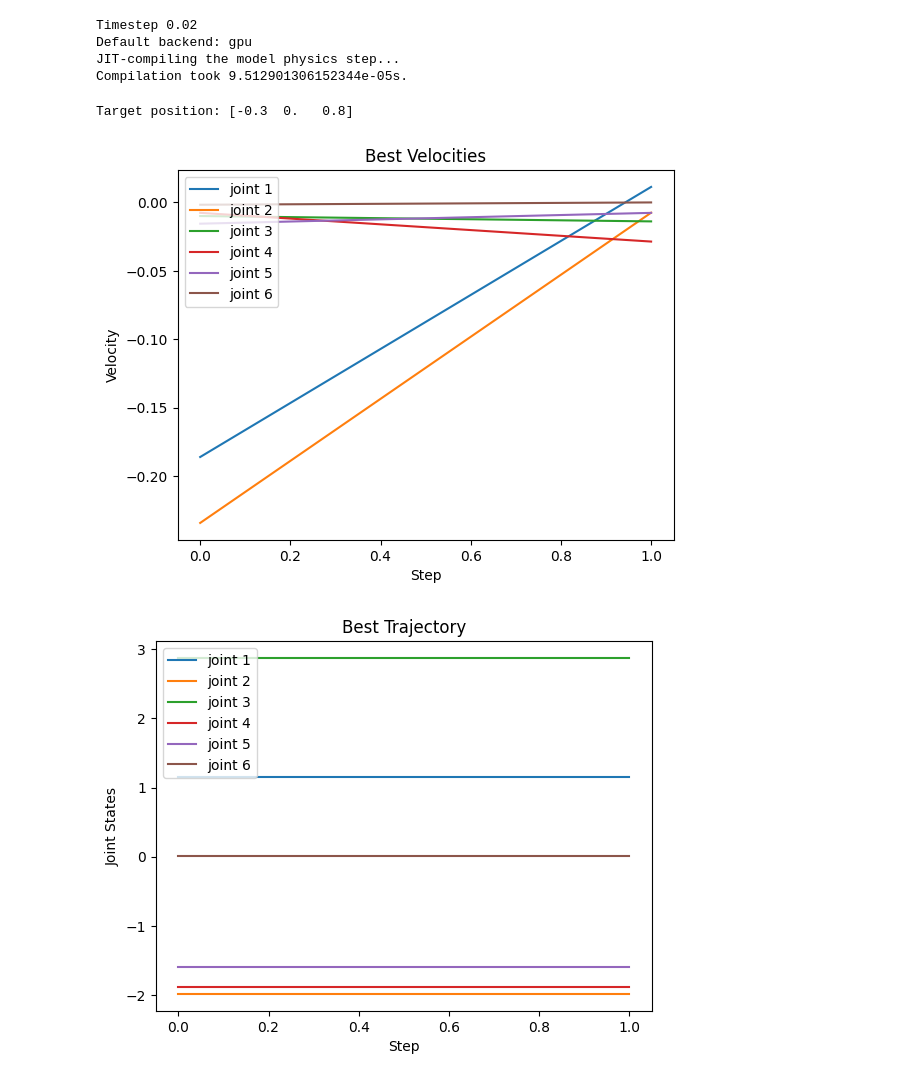
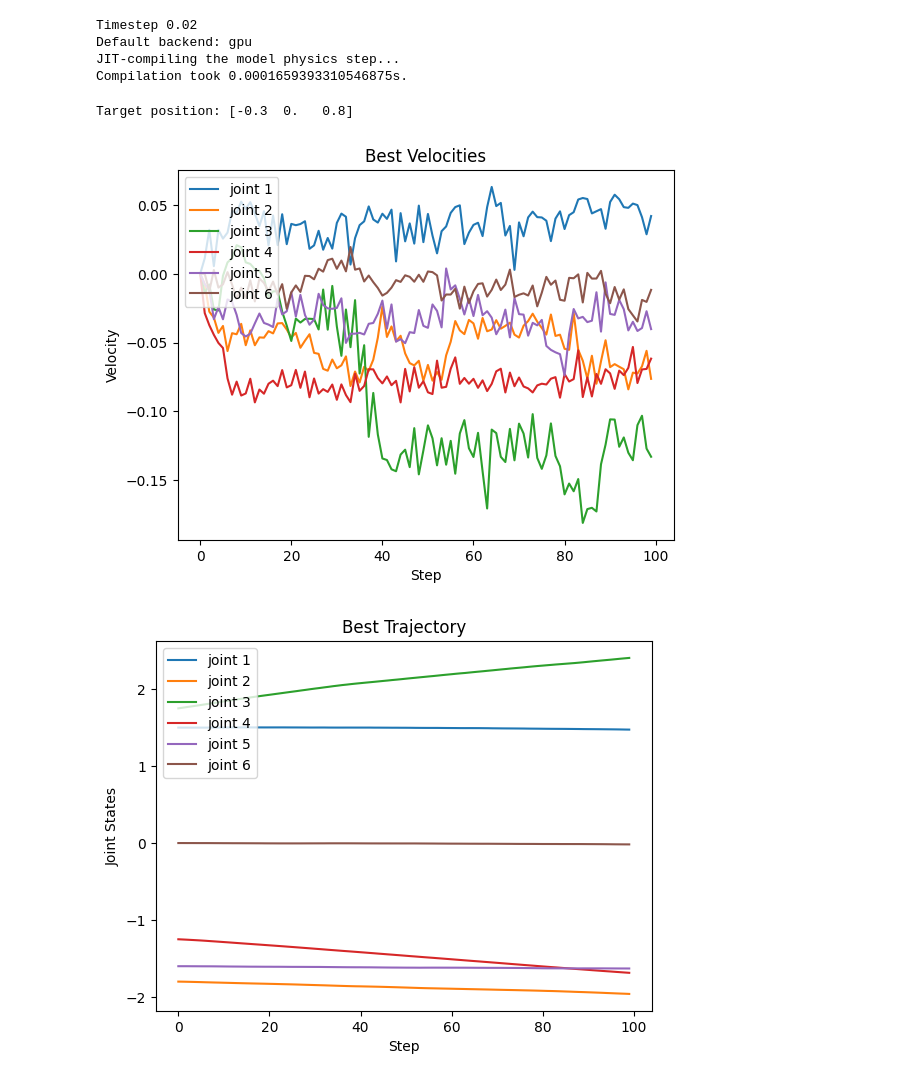
Before and after one commit to patsyuk03/thesis_2025, a Jupyter notebook: mjx_planner_v2/mpc_planning.ipynb, the cells around one changed output. Saved outputs shown, nothing was run; the diff lists cells and outputs as text; code cells hidden in the pictures.

```diff
--- a/mjx_planner_v2/mpc_planning.ipynb
+++ b/mjx_planner_v2/mpc_planning.ipynb
@@ -9,18 +9,18 @@ import jax
 import os
 from mujoco import viewer
 import matplotlib.pyplot as plt
+
+num_dof = 6
+num_batch = 100
+mpc_steps = 100
+
+cem =  cem_planner(num_dof, num_batch)
+# %% [output]
+Timestep 0.02
+Default backend: gpu
+JIT-compiling the model physics step...
+Compilation took 0.0001659393310546875s.
+Target position: [-0.3  0.   0.8]
-# %%
-num_dof = 6
-num_batch = 100
-mpc_steps = 100
-
-cem =  cem_planner(num_dof, num_batch)
-# %% [output]
-Timestep 0.02
-Default backend: gpu
-JIT-compiling the model physics step...
-Compilation took 9.512901306152344e-05s.
-Target position: [-0.3  0.   0.8]
 # %%
 pos = list()
 vel = list()
@@ -52,30 +55,0 @@ for step in range(mpc_steps-1):
-# %%
-pos = list()
-vel = list()
-costs = list()
-
-model = cem.model
-data = cem.data
-
-pos.append(data.qpos[:6])
-vel.append(data.qvel[:6])
-# costs.append(np.linalg.norm(data.xpos[cem.hande_id] - cem.target_pos))
-
-# qvel = cem.compute_cem(cem.mjx_data.qpos[:6], cem.mjx_data.qvel[:6])
-rec = [0]*6
-
-start = time.time()
-for step in range(mpc_steps-1):
-    step_start = time.time()
-
-    rec = cem.compute_cem(data.qpos[:6], data.qvel[:6])
-
-    data.qvel[:6] = rec
-
-    mujoco.mj_step(model, data)
-
-    # eef_pos = cem.mjx_data.xpos[cem.hande_id]
-    # cost = np.linalg.norm(eef_pos - cem.target_pos)
-    pos.append(data.qpos[:num_dof])
-    vel.append(rec)
-    # costs.append(cost)
@@ -84,27 +56,35 @@ print(vel[10])
 # %%
 step = 100
 plt.figure(0)
 plt.plot(vel[:step])
 plt.title("Best Velocities")
 plt.xlabel("Step")
 plt.ylabel("Velocity")
 plt.legend(['joint 1', 'joint 2', 'joint 3', 'joint 4', 'joint 5', 'joint 6'], loc='upper left')
 plt.show()
 
 plt.figure(1)
 plt.plot(pos[:step])
 plt.title("Best Trajectory")
 plt.xlabel("Step")
 plt.ylabel("Joint States")
 plt.legend(['joint 1', 'joint 2', 'joint 3', 'joint 4', 'joint 5', 'joint 6'], loc='upper left')
 plt.show()
 
 plt.figure(2)
 plt.plot(costs[:step])
 plt.title("Best Cost")
 plt.xlabel("Step")
 plt.ylabel("Cost")
 plt.show()
+
+plt.figure(3)
+plt.plot(accs[:step])
+plt.title("Best Acc")
+plt.xlabel("Step")
+plt.ylabel("Acc")
+plt.legend(['joint 1', 'joint 2', 'joint 3', 'joint 4', 'joint 5', 'joint 6'], loc='upper left')
+plt.show()
 # %% [output]
-[figure, old version]
+[figure, new version]
-[figure, old version]
+[figure, new version]
```
Also changed, not shown: parts of 4 cells of this notebook, 13 other files.
